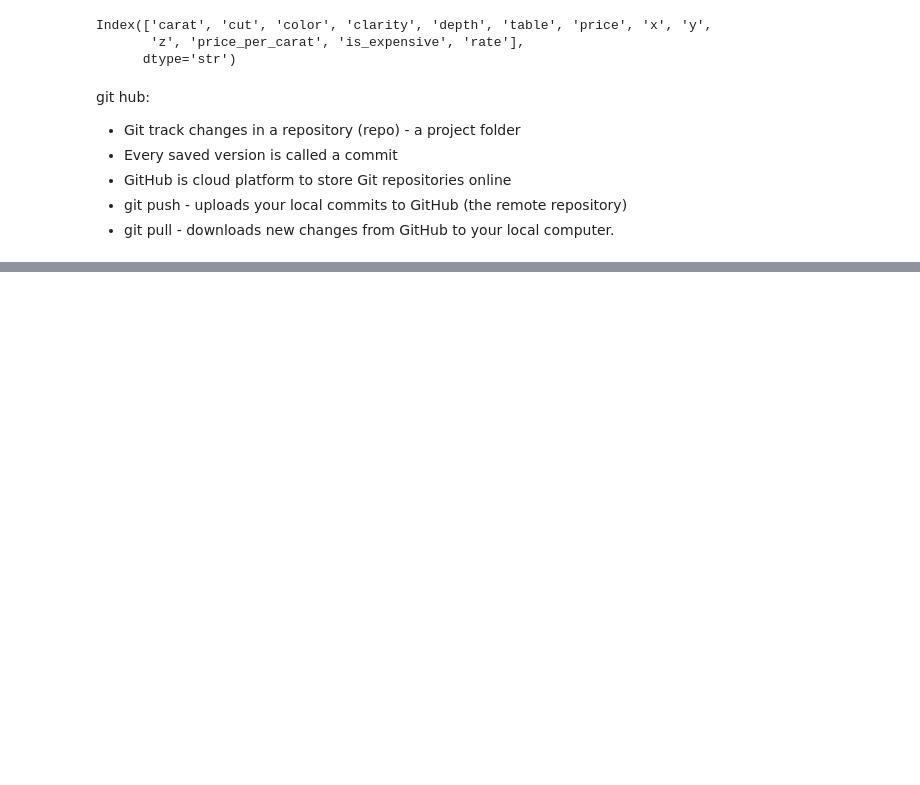
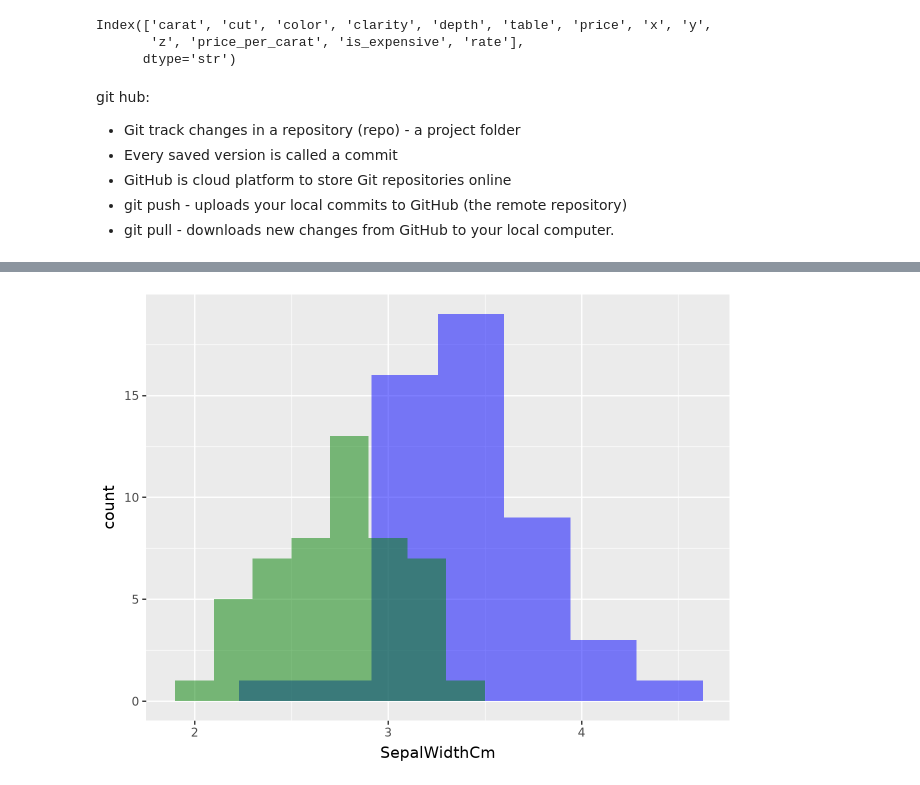
Before and after one commit to Orb-git243/DataScience_HIT_2026, a Jupyter notebook: Practice_and_understanding_the_study/Exercise_book.ipynb, the cells around one changed output, grey strips where cells are left out. Cells and saved outputs as stored; diff of their text form; code cells hidden in the pictures; blank space fills up the shorter version.

```diff
--- a/Practice_and_understanding_the_study/Exercise_book.ipynb
+++ b/Practice_and_understanding_the_study/Exercise_book.ipynb
@@ -328,0 +366,10 @@ git hub:
+# %%
+setosa_df = iris_df.loc[iris_df['Species'] == 'Iris-setosa']
+versicolor_df = iris_df.loc[iris_df['Species'] == 'Iris-versicolor']
+virginica_df = iris_df.loc[iris_df['Species'] == 'Iris-virginica']
+
+pln.ggplot() + \
+    pln.geom_histogram(setosa_df, pln.aes(x='SepalWidthCm'), fill='blue', alpha=0.5) + \
+    pln.geom_histogram(versicolor_df, pln.aes(x='SepalWidthCm'), binwidth=0.2, fill='green', alpha=0.5)
+# %% [output]
+[figure, added]
```
Also changed, not shown: parts of 7 cells of this notebook, 1 other file.
